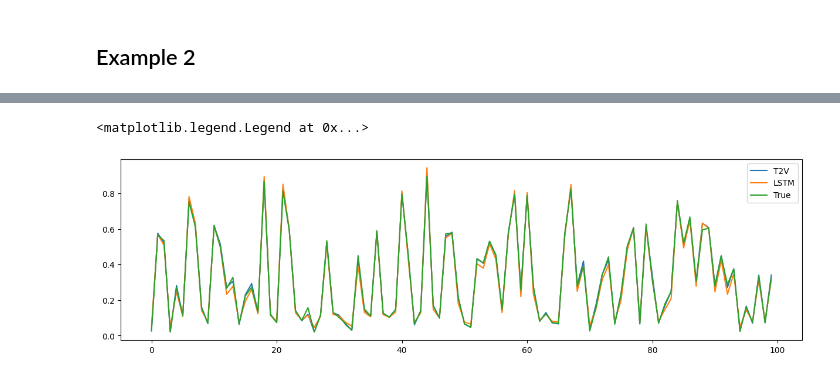
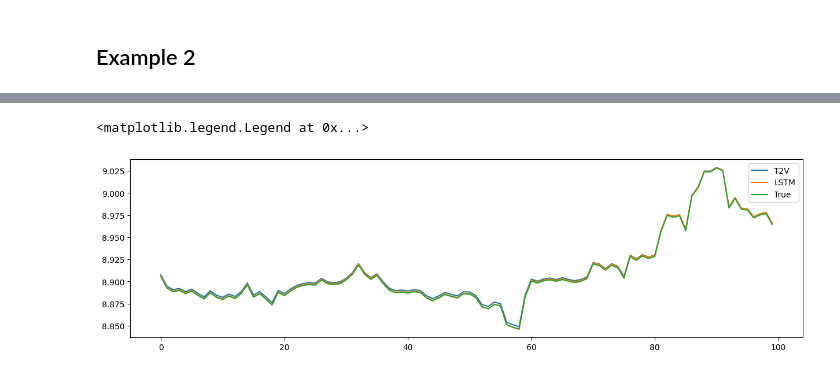
Before and after one commit to BaptisteZloch/Machine-learning-techniques-in-finance, a Jupyter notebook: src/06_Time_Series_Transformers.ipynb, the cells around one changed output, grey strips where cells are left out. Saved outputs shown, nothing was run; the diff lists cells and outputs as text; code cells hidden in the pictures.

Commit message:
transformers

```diff
--- a/src/06_Time_Series_Transformers.ipynb
+++ b/src/06_Time_Series_Transformers.ipynb
@@ -401,5 +410,5 @@ x_train, y_train
 # %%
-class T2V(keras.layers.Layer):
+class T2V(tf.keras.layers.Layer):
     def __init__(self, output_dim=None, **kwargs):
         self.output_dim = output_dim
         super(T2V, self).__init__(**kwargs)
@@ -472,7 +482,7 @@ def NN(
 
     return m
 # %%
-T2V_model = T2V_NN(1, {"t2v_dim": 16, "act": "relu", "unit": 32, "lr": 1e-4})
+T2V_model = T2V_NN(n_timesteps=1, n_features=1, param={"t2v_dim": 8, "act": "relu", "unit": 32, "lr": 1e-4})
 T2V_model.fit(
     x_train,
     y_train,
@@ -481,7 +491,7 @@ T2V_model.fit(
     validation_split=0.2,
     batch_size=128,
     callbacks=[
-        keras.callbacks.EarlyStopping(patience=8, restore_best_weights=True, verbose=1)
+        tf.keras.callbacks.EarlyStopping(patience=8, restore_best_weights=True, verbose=1)
     ],
     use_multiprocessing=True,
 )
@@ -509,5 +519,5 @@ Epoch 100/100
 # %%
-LSTM_model = NN(1, {"act": "relu", "unit": 32, "lr": 1e-4})
+LSTM_model = NN(1,1, {"act": "relu", "unit": 32, "lr": 1e-4})
 
 LSTM_model.fit(
     x_train,
@@ -517,7 +527,7 @@ LSTM_model.fit(
     validation_split=0.2,
     batch_size=128,
     callbacks=[
-        keras.callbacks.EarlyStopping(patience=8, restore_best_weights=True, verbose=1)
+        tf.keras.callbacks.EarlyStopping(patience=8, restore_best_weights=True, verbose=1)
     ],
     use_multiprocessing=True,
 )
@@ -550,0 +555,3 @@ lstm = LSTM_model.predict(x_test)
+# %%
+tsv = minmax_scaler.inverse_transform(T2V_model.predict(X.reshape((X.shape[0], X.shape[1]))))
+lstm = minmax_scaler.inverse_transform(LSTM_model.predict(X.reshape((X.shape[0], X.shape[1]))))
@@ -551,9 +561,11 @@ lstm = LSTM_model.predict(x_test)
 # %%
+i = randint(101,len(X))
+
 fig, ax = plt.subplots(1,1, figsize=(15, 4))
-ax.plot(tsv[-100:], label="T2V")
-ax.plot(lstm[-100:], label="LSTM")
-ax.plot(y_test[-100:], label="True")
+ax.plot(tsv[-i-100:-i], label="T2V")
+ax.plot(lstm[-i-100:-i], label="LSTM")
+ax.plot(df.Log_Close.iloc[-i-100:-i].values, label="True")
 ax.legend()
 # %% [output]
 <matplotlib.legend.Legend at 0x...>
-[figure, old version]
+[figure, new version]
```
Also changed, not shown: parts of 8 cells of this notebook.
